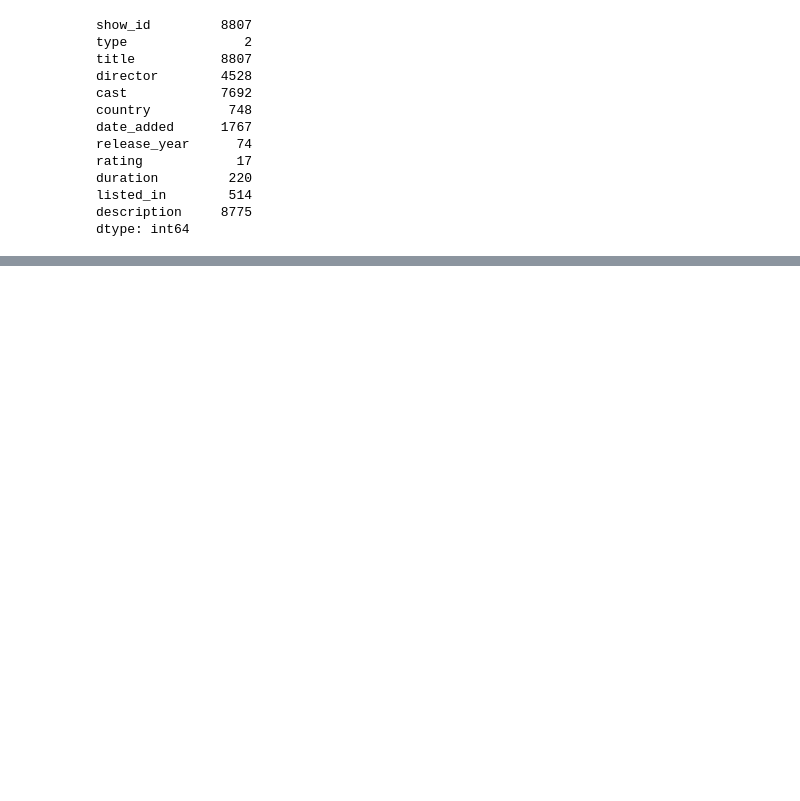
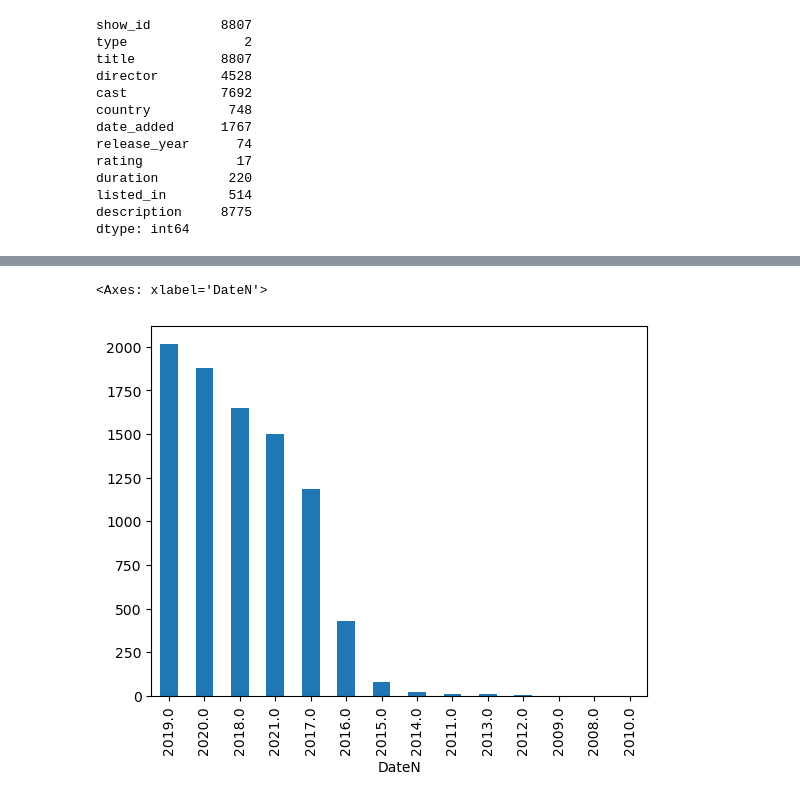
Before and after one commit to y4zi69/DataScienceJourney, a Jupyter notebook: DS.ipynb, the cells around one changed output, grey strips where cells are left out. Drawn from its saved outputs; the diff is of its cells as text; code cells hidden in the pictures; blank space fills up the shorter version.

```diff
--- a/DS.ipynb
+++ b/DS.ipynb
@@ -114,0 +203,2 @@ dtype: int64
+# %%
+df['DateN'] = pd.to_datetime(df['date_added'],format = 'mixed',errors = 'coerce')
@@ -114,0 +240,5 @@ dtype: int64
+# %%
+df['DateN'].dt.year.value_counts().plot(kind = 'bar')
+# %% [output]
+<Axes: xlabel='DateN'>
+[figure, added]
```
Also changed, not shown: parts of 30 cells of this notebook.
